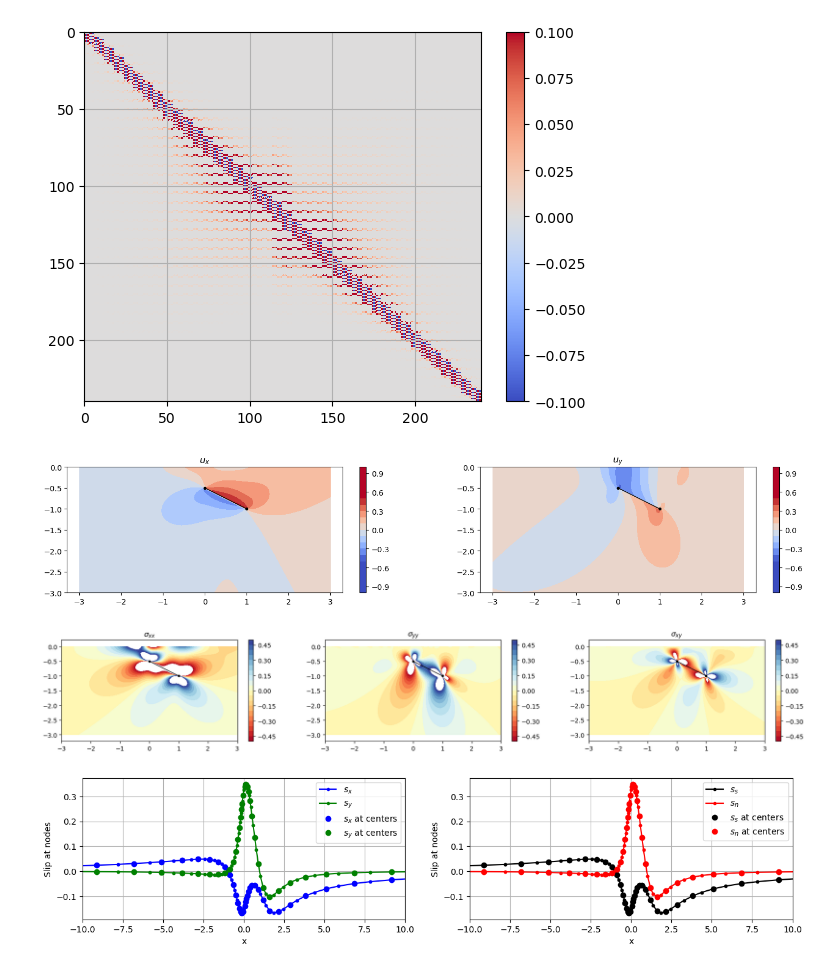
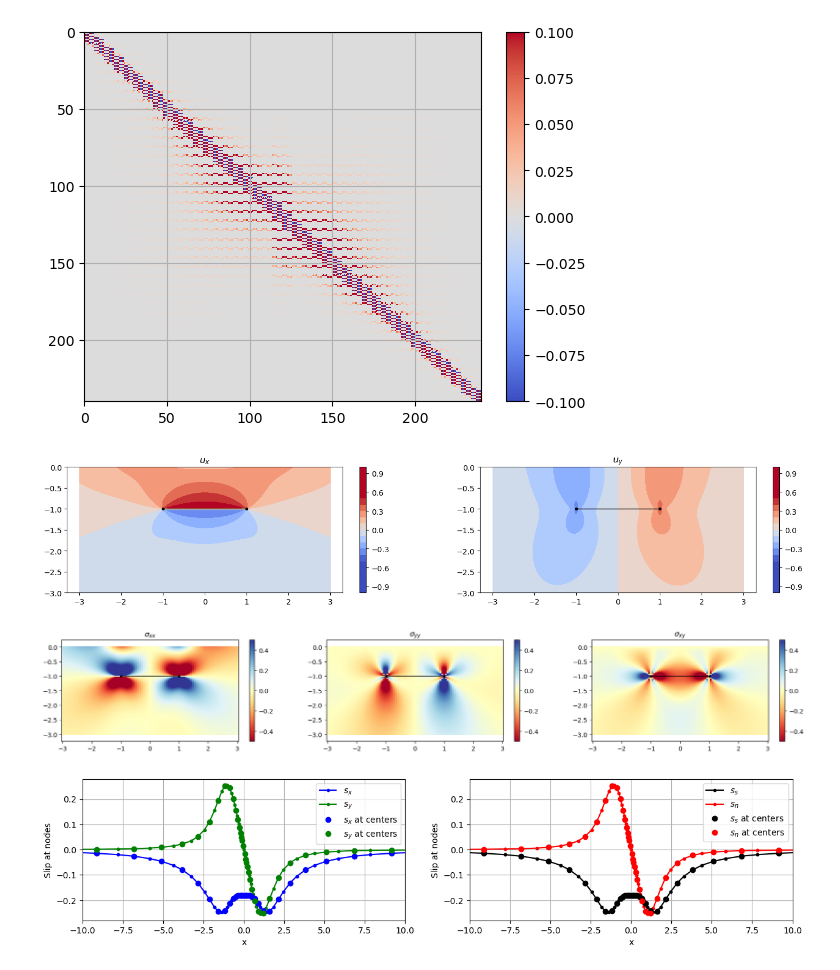
Before and after one commit to mallickrishg/bemcs, a Jupyter notebook: examples/examples_2_freesurface.ipynb, the cells around one changed output. Drawn from its saved outputs; the diff is of its cells as text; code cells hidden in the pictures.

Commit message:
trying to figure out issue in HS stress values

```diff
--- a/examples/examples_2_freesurface.ipynb
+++ b/examples/examples_2_freesurface.ipynb
@@ -79,9 +79,9 @@ for i in range(n_elements):
 # create a source (use constant slip)
 element = {}
 source = []
-element["x1"] = -0.0
+element["x1"] = -1.0
 element["x2"] = 1.0
-element["y1"] = -0.5
+element["y1"] = -1.0
 element["y2"] = -1.0
 source.append(element.copy())
 source = bemcs.standardize_elements(source)
@@ -187,7 +187,7 @@ for i in range(len(elements)):
 # %% [output]
 [figure]
 # %%
-n_obs = 90
+n_obs = 100
 width = 3
 x_plot = np.linspace(-width, width, n_obs)
 y_plot = np.linspace(-width, 0, n_obs)
@@ -235,40 +235,41 @@ plt.show()
 plt.figure(figsize=(22, 3))
 plt.subplot(1, 3, 1)
 toplot = sxx
-plt.contourf(x_plot.reshape(n_obs, n_obs), y_plot.reshape(n_obs, n_obs), toplot.reshape(n_obs, n_obs),levels=np.linspace(-0.5, 0.5, 21),cmap='RdYlBu',vmin=-0.5,vmax=0.5)
+# plt.contourf(x_plot.reshape(n_obs, n_obs), y_plot.reshape(n_obs, n_obs), toplot.reshape(n_obs, n_obs),levels=np.linspace(-0.5, 0.5, 21),cmap='RdYlBu',vmin=-0.5,vmax=0.5)
+plt.pcolor(x_plot.reshape(n_obs, n_obs), y_plot.reshape(n_obs, n_obs), toplot.reshape(n_obs, n_obs),cmap='RdYlBu',vmin=-0.5,vmax=0.5)
 plt.plot([source[0]["x1"], source[0]["x2"]],[source[0]["y1"], source[0]["y2"]],".-k",linewidth=1.0)
 # for element in elements:
 #     plt.plot([element["x1"], element["x2"]],[element["y1"], element["y2"]],".-k",linewidth=1.0)
 plt.colorbar()
 # plt.clim(-2,2)
 plt.axis("equal")
 plt.title("$\sigma_{xx}$")
 
 plt.subplot(1, 3, 2)
 toplot = syy
-plt.contourf(x_plot.reshape(n_obs, n_obs), y_plot.reshape(n_obs, n_obs), toplot.reshape(n_obs, n_obs),levels=np.linspace(-0.5, 0.5, 21),cmap='RdYlBu',vmin=-0.5,vmax=0.5)
+# plt.contourf(x_plot.reshape(n_obs, n_obs), y_plot.reshape(n_obs, n_obs), toplot.reshape(n_obs, n_obs),levels=np.linspace(-0.5, 0.5, 21),cmap='RdYlBu',vmin=-0.5,vmax=0.5)
+plt.pcolor(x_plot.reshape(n_obs, n_obs), y_plot.reshape(n_obs, n_obs), toplot.reshape(n_obs, n_obs),cmap='RdYlBu',vmin=-0.5,vmax=0.5)
 plt.plot([source[0]["x1"], source[0]["x2"]],[source[0]["y1"], source[0]["y2"]],".-k",linewidth=1.0)
 # for element in elements:
 #     plt.plot([element["x1"], element["x2"]],[element["y1"], element["y2"]],".-k",linewidth=1.0)
 plt.colorbar()
 # plt.clim(-1,1)
 plt.axis("equal")
 plt.title("$\sigma_{yy}$")
 
 plt.subplot(1, 3, 3)
 toplot = sxy
-plt.contourf(x_plot.reshape(n_obs, n_obs), y_plot.reshape(n_obs, n_obs), toplot.reshape(n_obs, n_obs),levels=np.linspace(-0.5, 0.5, 21),cmap='RdYlBu',vmin=-0.5,vmax=0.5)
+# plt.contourf(x_plot.reshape(n_obs, n_obs), y_plot.reshape(n_obs, n_obs), toplot.reshape(n_obs, n_obs),levels=np.linspace(-0.5, 0.5, 21),cmap='RdYlBu',vmin=-0.5,vmax=0.5)
+plt.pcolor(x_plot.reshape(n_obs, n_obs), y_plot.reshape(n_obs, n_obs), toplot.reshape(n_obs, n_obs),cmap='RdYlBu',vmin=-0.5,vmax=0.5)
 plt.plot([source[0]["x1"], source[0]["x2"]],[source[0]["y1"], source[0]["y2"]],".-k",linewidth=1.0)
-# for element in elements:
-#     plt.plot([element["x1"], element["x2"]],[element["y1"], element["y2"]],".-k",linewidth=1.0)
 plt.colorbar()
 # plt.clim(-1,1)
 plt.axis("equal")
 plt.title("$\sigma_{xy}$")
 plt.show()
 # %% [output]
-[figure, old version]
+[figure, new version]
-[figure, old version]
+[figure, new version]
 # %%
 # extract slip at nodes from quadratic coefficients
 slip_nodes = matrix_slip @ quadratic_coefs
@@ -312,5 +313,5 @@ plt.grid()
 plt.xlim((-10,10))
 plt.show()
 # %% [output]
-[figure, old version]
+[figure, new version]
 # %%
```
Also changed, not shown: parts of 3 cells of this notebook, 1 other file.
